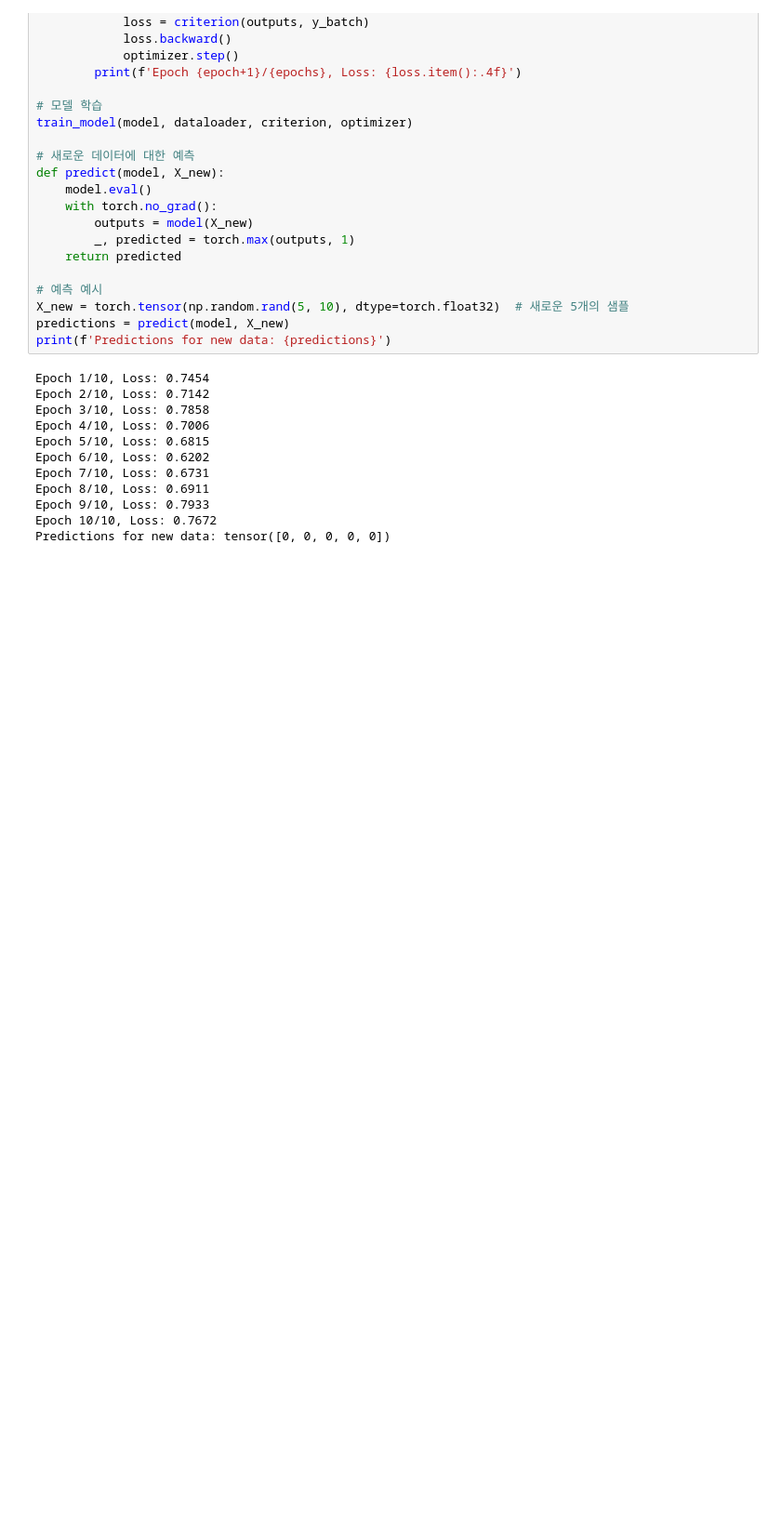
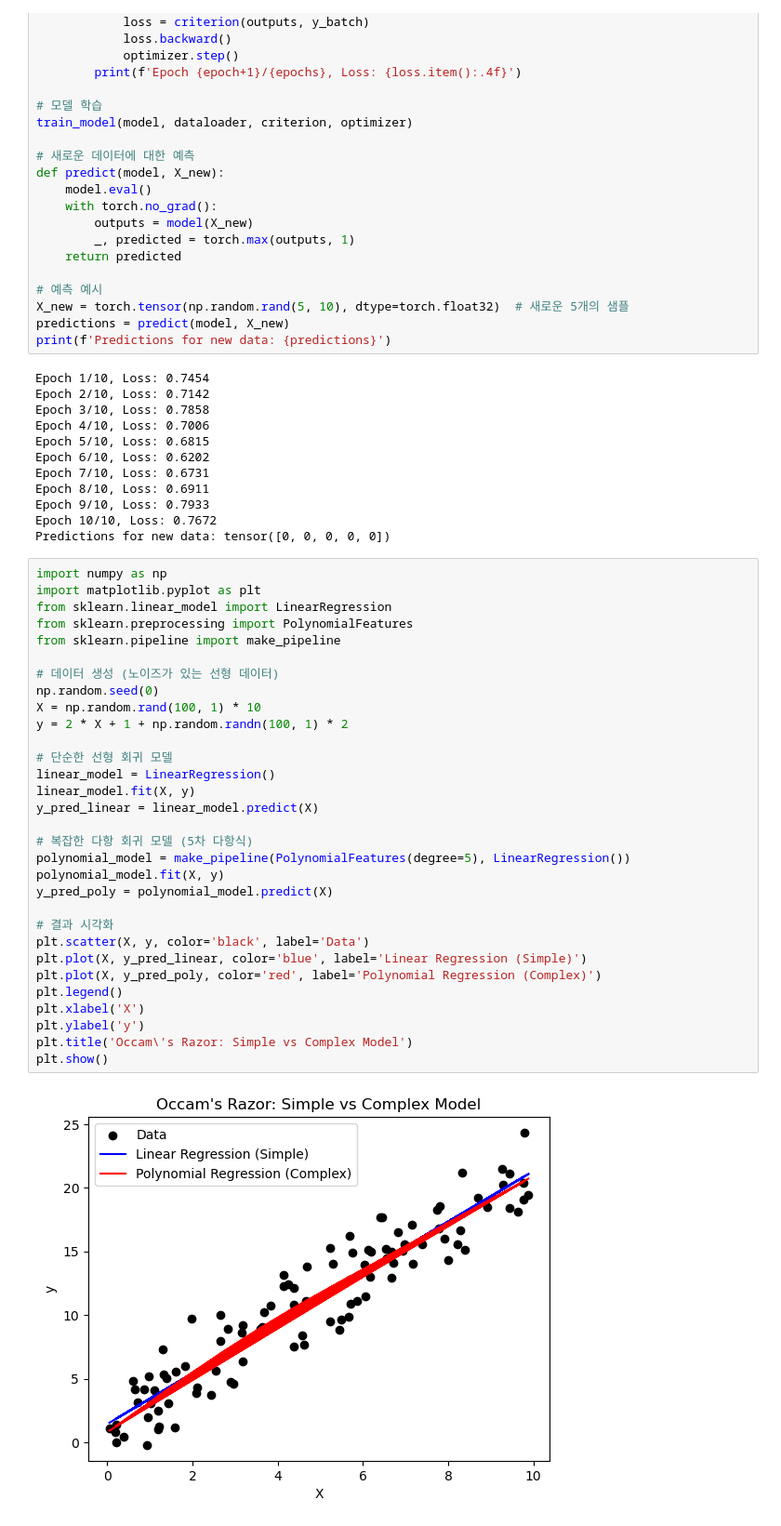
Before and after one commit to kim-bo-saeng/personal_project, a Jupyter notebook: papers_study/papers_test_code.ipynb, the cells around one changed output. Shown at 93% size. Cells and saved outputs as stored; diff of their text form; blank space fills up the shorter version.

Commit message:
feat : simple_test

```diff
--- a/papers_study/papers_test_code.ipynb
+++ b/papers_study/papers_test_code.ipynb
@@ -221,3 +221,36 @@ Epoch 8/10, Loss: 0.6911
 Epoch 9/10, Loss: 0.7933
 Epoch 10/10, Loss: 0.7672
 Predictions for new data: tensor([0, 0, 0, 0, 0])
+# %%
+import numpy as np
+import matplotlib.pyplot as plt
+from sklearn.linear_model import LinearRegression
+from sklearn.preprocessing import PolynomialFeatures
+from sklearn.pipeline import make_pipeline
+
+# 데이터 생성 (노이즈가 있는 선형 데이터)
+np.random.seed(0)
+X = np.random.rand(100, 1) * 10
+y = 2 * X + 1 + np.random.randn(100, 1) * 2
+
+# 단순한 선형 회귀 모델
+linear_model = LinearRegression()
+linear_model.fit(X, y)
+y_pred_linear = linear_model.predict(X)
+
+# 복잡한 다항 회귀 모델 (5차 다항식)
+polynomial_model = make_pipeline(PolynomialFeatures(degree=5), LinearRegression())
+polynomial_model.fit(X, y)
+y_pred_poly = polynomial_model.predict(X)
+
+# 결과 시각화
+plt.scatter(X, y, color='black', label='Data')
+plt.plot(X, y_pred_linear, color='blue', label='Linear Regression (Simple)')
+plt.plot(X, y_pred_poly, color='red', label='Polynomial Regression (Complex)')
+plt.legend()
+plt.xlabel('X')
+plt.ylabel('y')
+plt.title('Occam\'s Razor: Simple vs Complex Model')
+plt.show()
+# %% [output]
+[figure, added]
```
Also changed, not shown: parts of 1 cell of this notebook.
